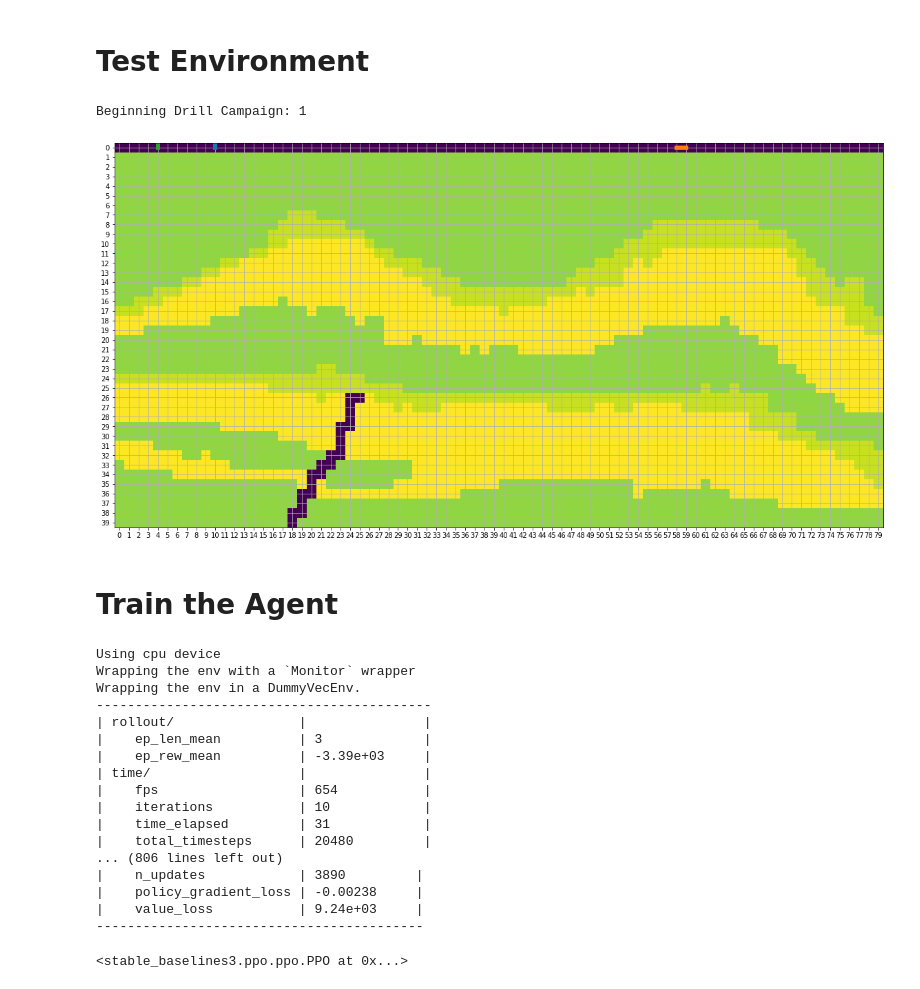
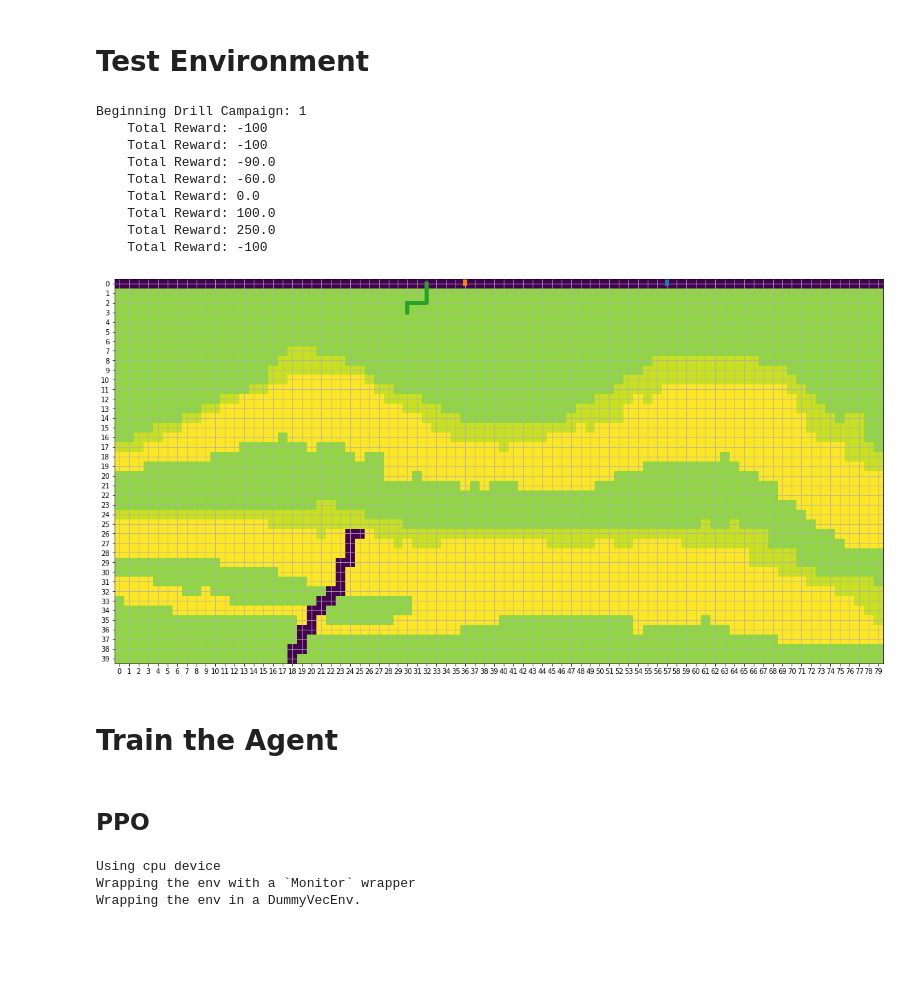
Before and after one commit to svpoludasu/wildcatter, a Jupyter notebook: examples/Trial 1 - Custom Environment.ipynb, the cells around one changed output. Drawn from its saved outputs; the diff is of its cells as text; code cells hidden in the pictures; blank space fills up the shorter version.

```diff
--- a/examples/Trial 1 - Custom Environment.ipynb
+++ b/examples/Trial 1 - Custom Environment.ipynb
@@ -485,7 +495,7 @@ class RewardDriller(Env):  # type: ignore
 # %% [markdown]
 # Test Environment
 # %%
-env_config = dict(model_path=r"data/2d_stacked.csv", available_pipe=50, num_wells = 3, delim=",")
+env_config = dict(model_path=r"data/2d_stacked.csv", available_pipe=70, num_wells = 3, delim=",")
 
 env = RewardDriller(env_config)
 
@@ -509,7 +519,5 @@ for episode in range(1,episodes+1):
     while not done:
         action = env.action_space.sample()
         state, reward, done, info = env.step(action)
-#     score += reward
-#         print(f"    Action: {actions[action]}")
-#         print(f"    Total Reward: {reward}")
+        print(f"    Total Reward: {reward}")
 
@@ -517,49 +525,44 @@ for episode in range(1,episodes+1):
 # Once we unpack it its z, then x.
 # traj_z, traj_x = np.asarray(env.trajectory).T
 
 plt.figure(figsize=(20, 20))
 plt.imshow(env.model, vmin=-10, vmax=2)
 
 for i in range(0,env.num_wells):
     traj_z, traj_x = np.asarray(env.multi_trajectory[i]).T
     plt.plot(traj_x, traj_z, "-", linewidth=6)
 
 plt.xticks(np.arange(0, 80, 1.0))
 plt.yticks(np.arange(0, 40, 1.0))
 plt.xlim([-0.5, 79.5])
 plt.ylim([39.5, -0.5])
 plt.grid()
 # %% [output]
 Beginning Drill Campaign: 1
+    Total Reward: -100
+    Total Reward: -100
+    Total Reward: -90.0
+    Total Reward: -60.0
+    Total Reward: 0.0
+    Total Reward: 100.0
+    Total Reward: 250.0
+    Total Reward: -100
-[figure, old version]
+[figure, new version]
 # %% [markdown]
 # Train the Agent
+# %% [markdown]
+## PPO
 # %%
 from stable_baselines3 import PPO
 
 # More the number of wells, more time to train
-env_config = dict(model_path=r"data/2d_stacked.csv", available_pipe=100, num_wells = , delim=",")
+env_config = dict(model_path=r"data/2d_stacked.csv", available_pipe=70, num_wells = 3, delim=",")
 env = RewardDriller(env_config)
 
-model = PPO("MlpPolicy", env, verbose=3)
-model.learn(total_timesteps=800_000, log_interval=10)
+ppo = PPO("MlpPolicy", env, verbose=1)
+ppo.learn(total_timesteps = 200_000, log_interval=10)
 # %% [output]
 Using cpu device
 Wrapping the env with a `Monitor` wrapper
 Wrapping the env in a DummyVecEnv.
--------------------------------------------
-| rollout/                |               |
-|    ep_len_mean          | 3             |
-|    ep_rew_mean          | -3.39e+03     |
-| time/                   |               |
-|    fps                  | 654           |
-|    iterations           | 10            |
-|    time_elapsed         | 31            |
-|    total_timesteps      | 20480         |
-... (806 lines left out)
-|    n_updates            | 3890         |
-|    policy_gradient_loss | -0.00238     |
-|    value_loss           | 9.24e+03     |
-------------------------------------------
-<stable_baselines3.ppo.ppo.PPO at 0x...>
 # %%
```
Also changed, not shown: parts of 8 cells of this notebook.
